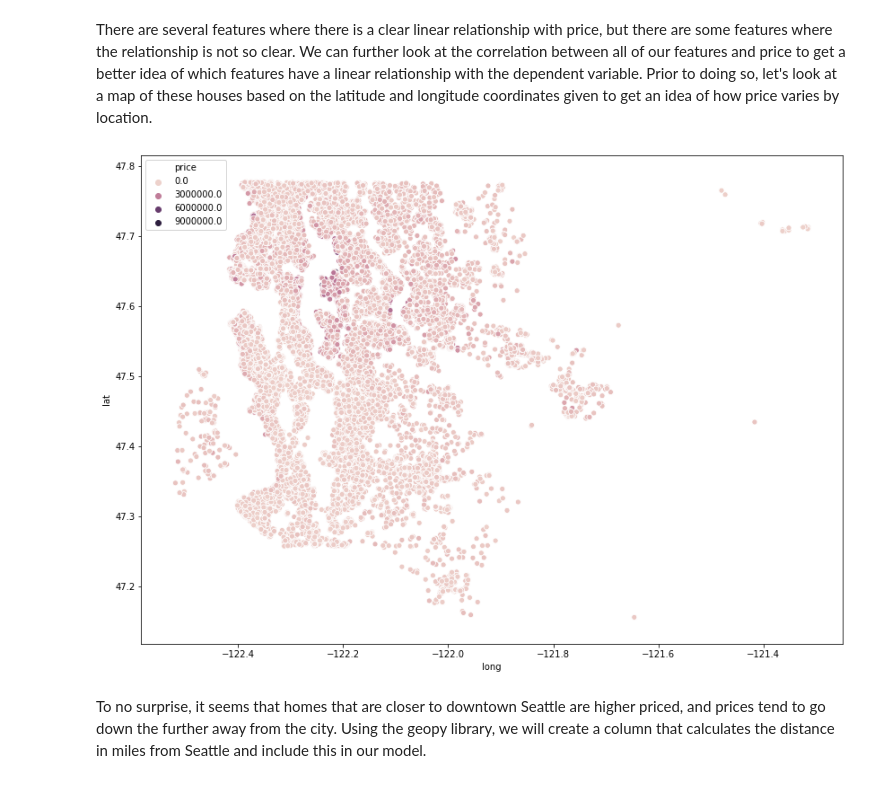
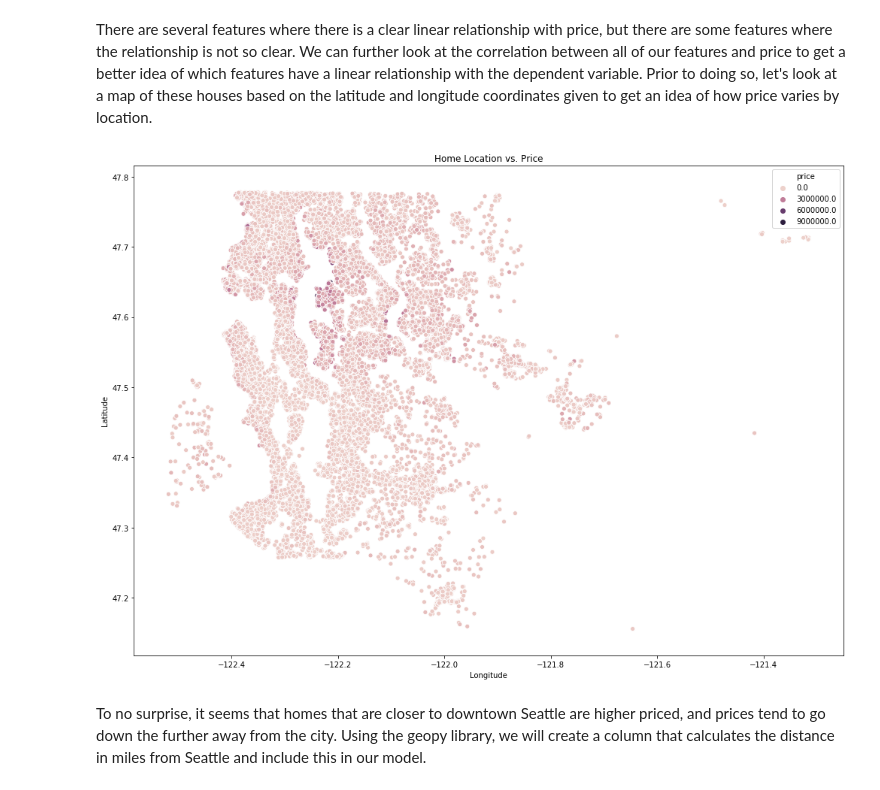
Before and after one commit to dbarth411/Multiple-Linear-Regression-King-County-Housing, a Jupyter notebook: student.ipynb, the cells around one changed output. Drawn from its saved outputs; the diff is of its cells as text; code cells hidden in the pictures.

```diff
--- a/student.ipynb
+++ b/student.ipynb
@@ -290,9 +289,16 @@ for col in X.columns:
 There are several features where there is a clear linear relationship with price, but there are some features where the relationship is not so clear. We can further look at the correlation between all of our features and price to get a better idea of which features have a linear relationship with the dependent variable. Prior to doing so, let's look at a map of these houses based on the latitude and longitude coordinates given to get an idea of how price varies by location.
 # %%
 plt.figure(figsize=(14, 10))
-sns.scatterplot(df['long'], df['lat'], hue=df['price']);
+plt.title('Home Location vs. Price')
+sns.scatterplot(df['long'], df['lat'], hue=df['price'])
+plt.xlabel('Longitude')
+plt.ylabel('Latitude')
+plt.legend()
+plt.tight_layout()
+plt.savefig('Images/Location.png')
+plt.show()
 # %% [output]
-[figure, old version]
+[figure, new version]
 # %% [markdown]
 To no surprise, it seems that homes that are closer to downtown Seattle are higher priced, and prices tend to go down the further away from the city. Using the geopy library, we will create a column that calculates the distance in miles from Seattle and include this in our model.
 # %%
```
Also changed, not shown: parts of 9 cells of this notebook, 2 other files.
